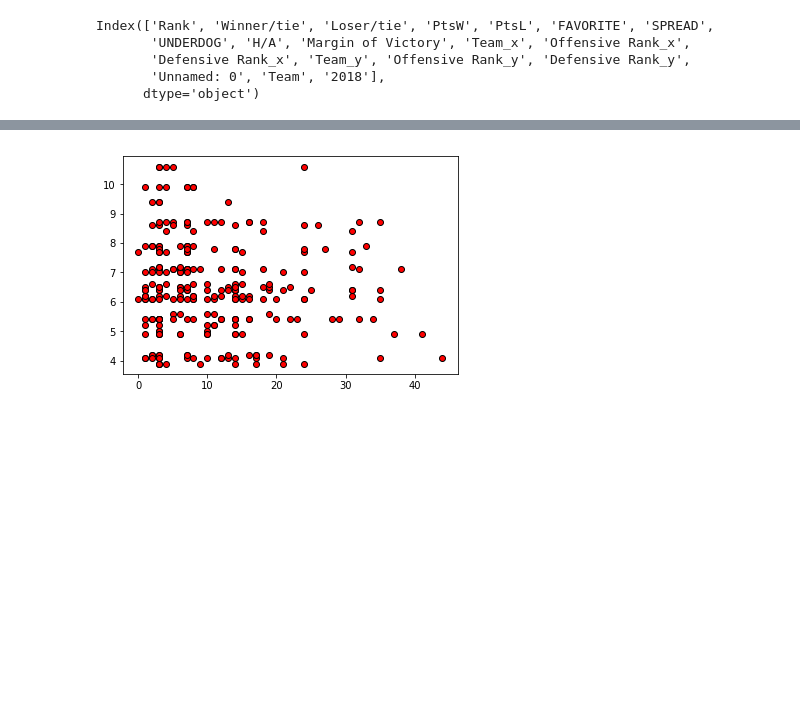
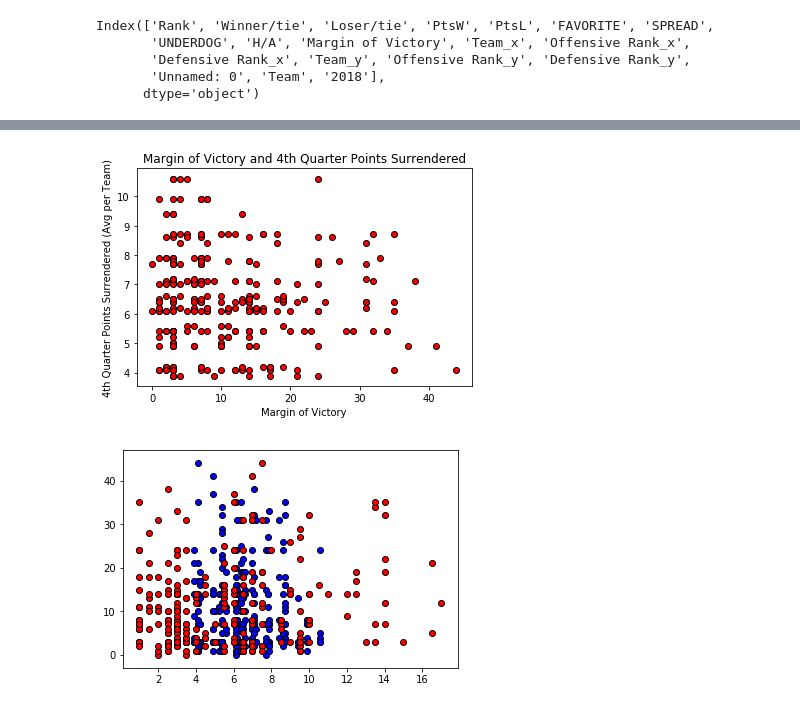
Before and after one commit to allamass95/nfl_spreads, a Jupyter notebook: Total_Offense_and_Total_Defense.ipynb, the cells around one changed output, grey strips where cells are left out. Drawn from its saved outputs; the diff is of its cells as text; code cells hidden in the pictures; blank space fills up the shorter version.

```diff
--- a/Total_Offense_and_Total_Defense.ipynb
+++ b/Total_Offense_and_Total_Defense.ipynb
@@ -283,5 +333,16 @@ plt.show()
+# %%
+plt.scatter(MGN,Q,marker="o", facecolors="red", edgecolors="black")
+plt.title("Margin of Victory and 4th Quarter Points Surrendered")
+plt.xlabel("Margin of Victory")
+plt.ylabel("4th Quarter Points Surrendered (Avg per Team)")
+plt.savefig("Images/Margin & 4th Qtr Points.png")
+plt.show()
+# %% [output]
+[figure, added]
 # %%
-plt.scatter(MGN,Q,marker="o", facecolors="red", edgecolors="black")
+plt.scatter(Q,MGN,marker="o", facecolors="blue", edgecolors="black")
+plt.scatter(SPREAD,MGN,marker="o", facecolors="red", edgecolors="black")
+plt.savefig("Images/Spread_Margin_Clutch.png")
 plt.show()
 # %% [output]
-[figure, old version]
+[figure, new version]
```
Also changed, not shown: parts of 10 cells of this notebook, 11 other files.
